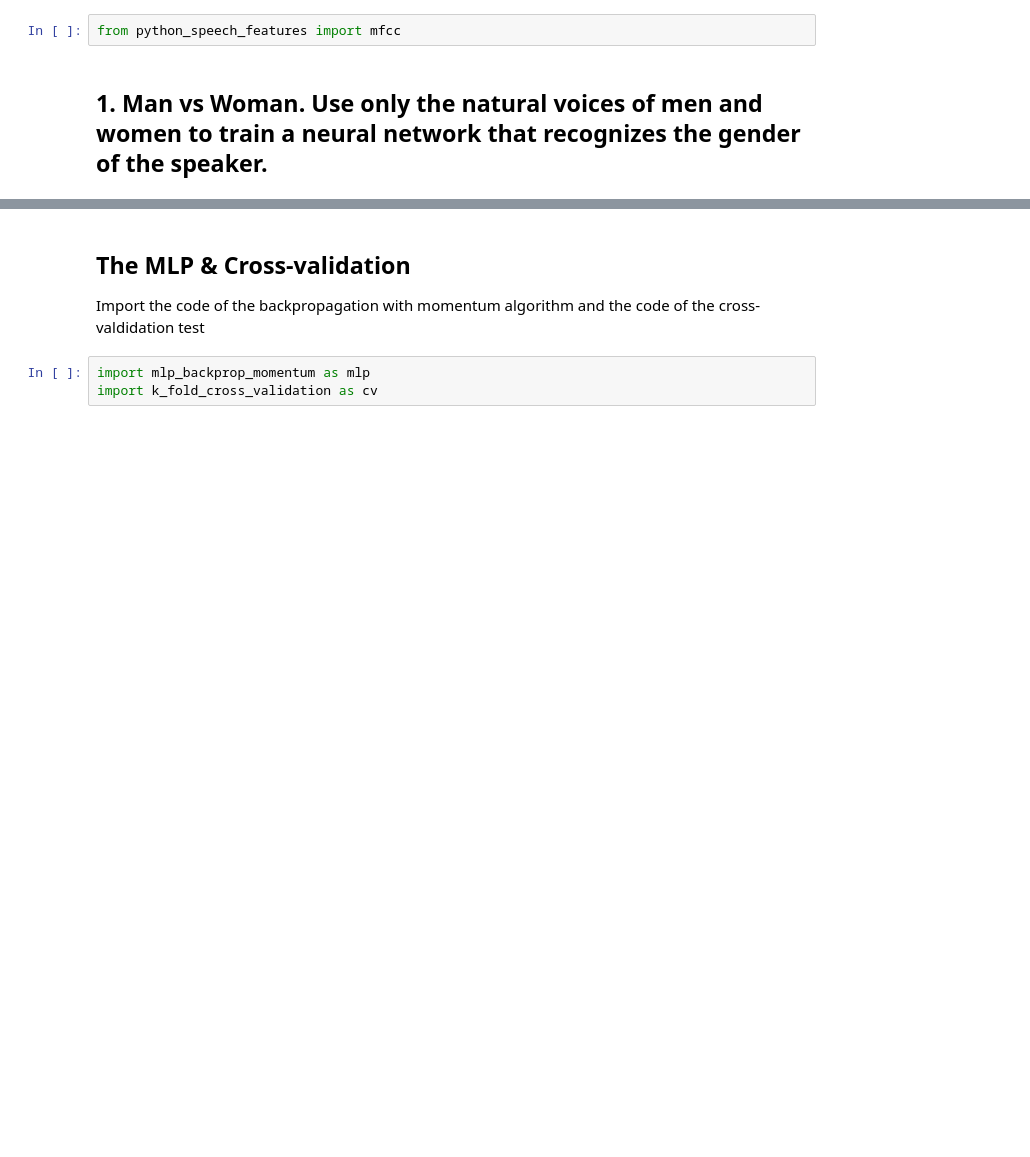
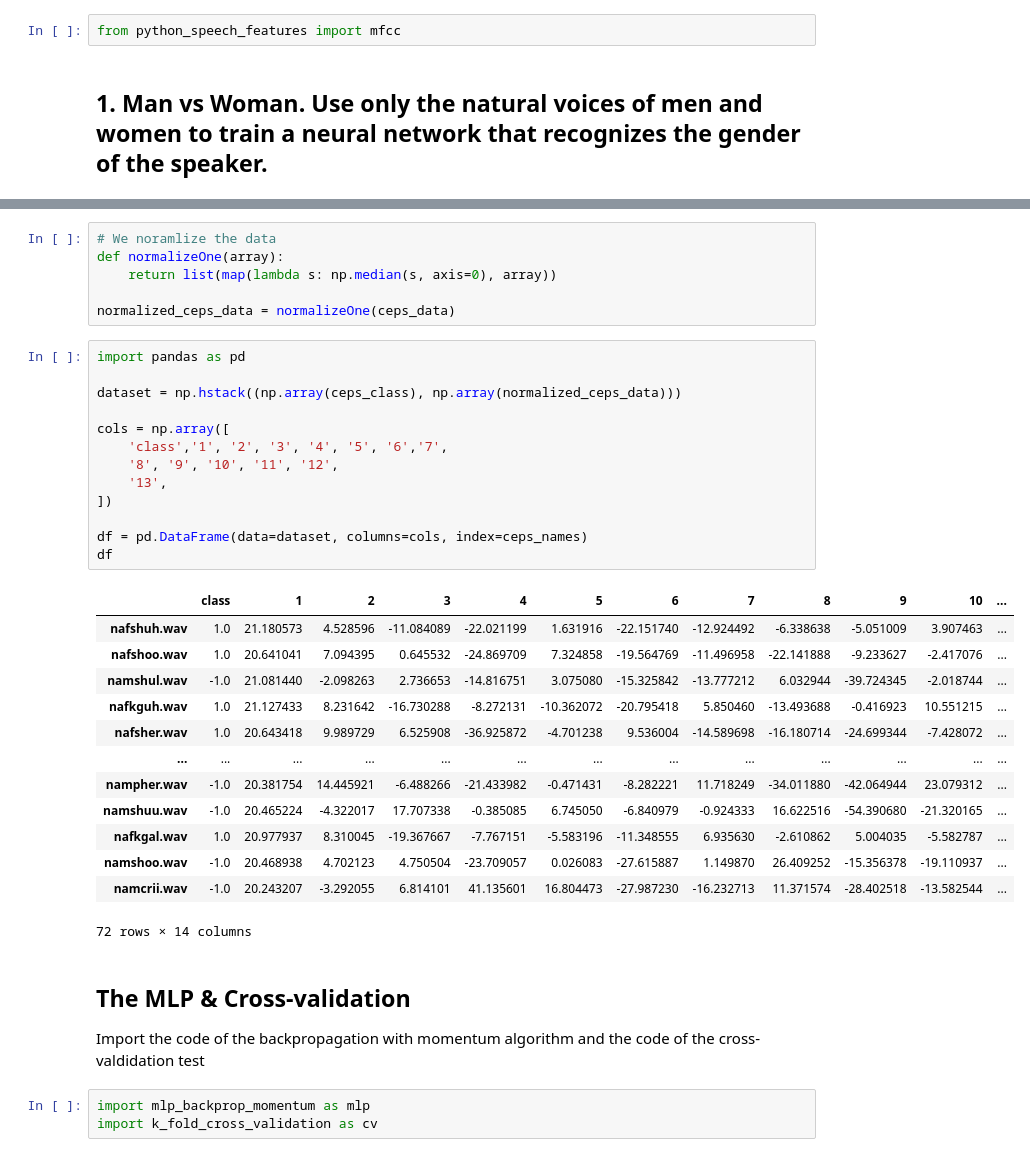
Before and after one commit to tiagoquin/mlg20-pw3, a Jupyter notebook: PW03-part1.ipynb, the cells around one changed output, grey strips where cells are left out. Saved outputs shown, nothing was run; the diff lists cells and outputs as text; blank space fills up the shorter version.

```diff
--- a/PW03-part1.ipynb
+++ b/PW03-part1.ipynb
@@ -83,3 +88,36 @@ ceps_class = list(map(lambda s: s[3] , sounds))
+# %%
+# We noramlize the data
+def normalizeOne(array):
+    return list(map(lambda s: np.median(s, axis=0), array))
+
+normalized_ceps_data = normalizeOne(ceps_data)
+# %%
+import pandas as pd
+
+dataset = np.hstack((np.array(ceps_class), np.array(normalized_ceps_data)))
+
+cols = np.array([
+    'class','1', '2', '3', '4', '5', '6','7',
+    '8', '9', '10', '11', '12',
+    '13',
+])
+
+df = pd.DataFrame(data=dataset, columns=cols, index=ceps_names)
+df
+# %% [output]
+|  | class | 1 | 2 | 3 | 4 | 5 | 6 | 7 | 8 | 9 | 10 | ... |
+| nafshuh.wav | 1.0 | 21.180573 | 4.528596 | -11.084089 | -22.021199 | 1.631916 | -22.151740 | -12.924492 | -6.338638 | -5.051009 | 3.907463 | ... |
+| nafshoo.wav | 1.0 | 20.641041 | 7.094395 | 0.645532 | -24.869709 | 7.324858 | -19.564769 | -11.496958 | -22.141888 | -9.233627 | -2.417076 | ... |
+| namshul.wav | -1.0 | 21.081440 | -2.098263 | 2.736653 | -14.816751 | 3.075080 | -15.325842 | -13.777212 | 6.032944 | -39.724345 | -2.018744 | ... |
+| nafkguh.wav | 1.0 | 21.127433 | 8.231642 | -16.730288 | -8.272131 | -10.362072 | -20.795418 | 5.850460 | -13.493688 | -0.416923 | 10.551215 | ... |
+| nafsher.wav | 1.0 | 20.643418 | 9.989729 | 6.525908 | -36.925872 | -4.701238 | 9.536004 | -14.589698 | -16.180714 | -24.699344 | -7.428072 | ... |
+| ... | ... | ... | ... | ... | ... | ... | ... | ... | ... | ... | ... | ... |
+| nampher.wav | -1.0 | 20.381754 | 14.445921 | -6.488266 | -21.433982 | -0.471431 | -8.282221 | 11.718249 | -34.011880 | -42.064944 | 23.079312 | ... |
+| namshuu.wav | -1.0 | 20.465224 | -4.322017 | 17.707338 | -0.385085 | 6.745050 | -6.840979 | -0.924333 | 16.622516 | -54.390680 | -21.320165 | ... |
+| nafkgal.wav | 1.0 | 20.977937 | 8.310045 | -19.367667 | -7.767151 | -5.583196 | -11.348555 | 6.935630 | -2.610862 | 5.004035 | -5.582787 | ... |
+| namshoo.wav | -1.0 | 20.468938 | 4.702123 | 4.750504 | -23.709057 | 0.026083 | -27.615887 | 1.149870 | 26.409252 | -15.356378 | -19.110937 | ... |
+| namcrii.wav | -1.0 | 20.243207 | -3.292055 | 6.814101 | 41.135601 | 16.804473 | -27.987230 | -16.232713 | 11.371574 | -28.402518 | -13.582544 | ... |
+72 rows × 14 columns
 # %% [markdown]
 ## The MLP &  Cross-validation
 Import the code of the backpropagation with momentum algorithm and the code of the cross-valdidation test
```
Also changed, not shown: parts of 9 cells of this notebook, 1 other file.
